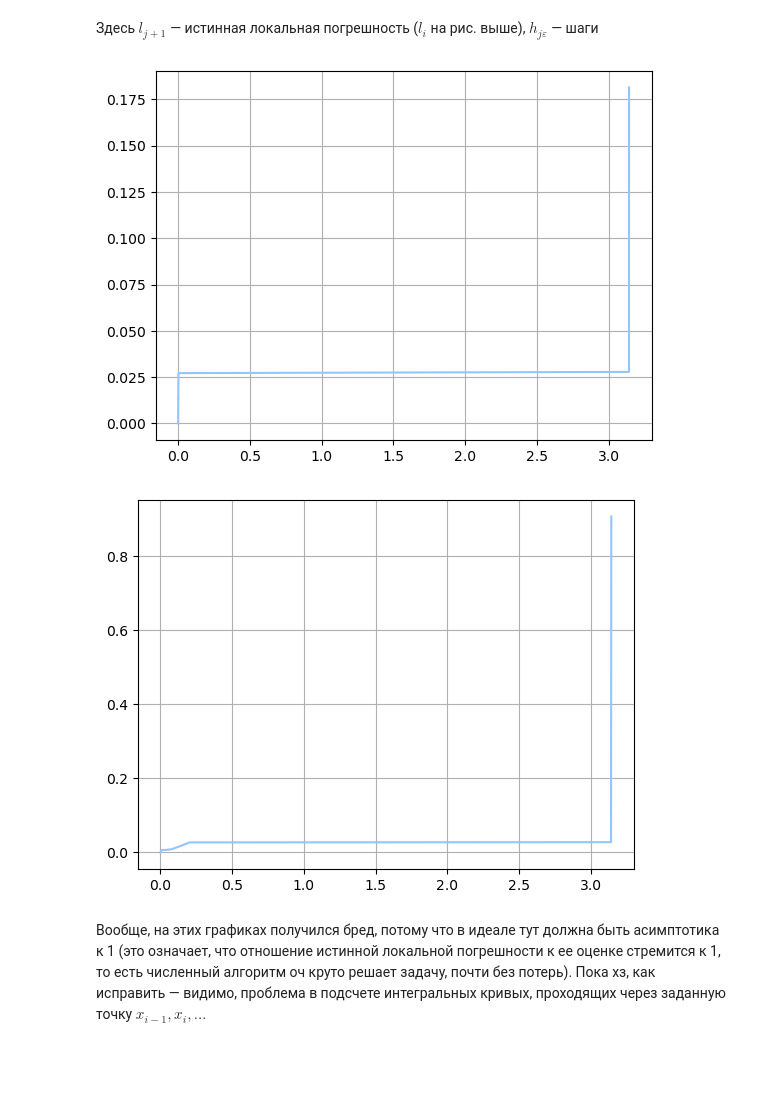
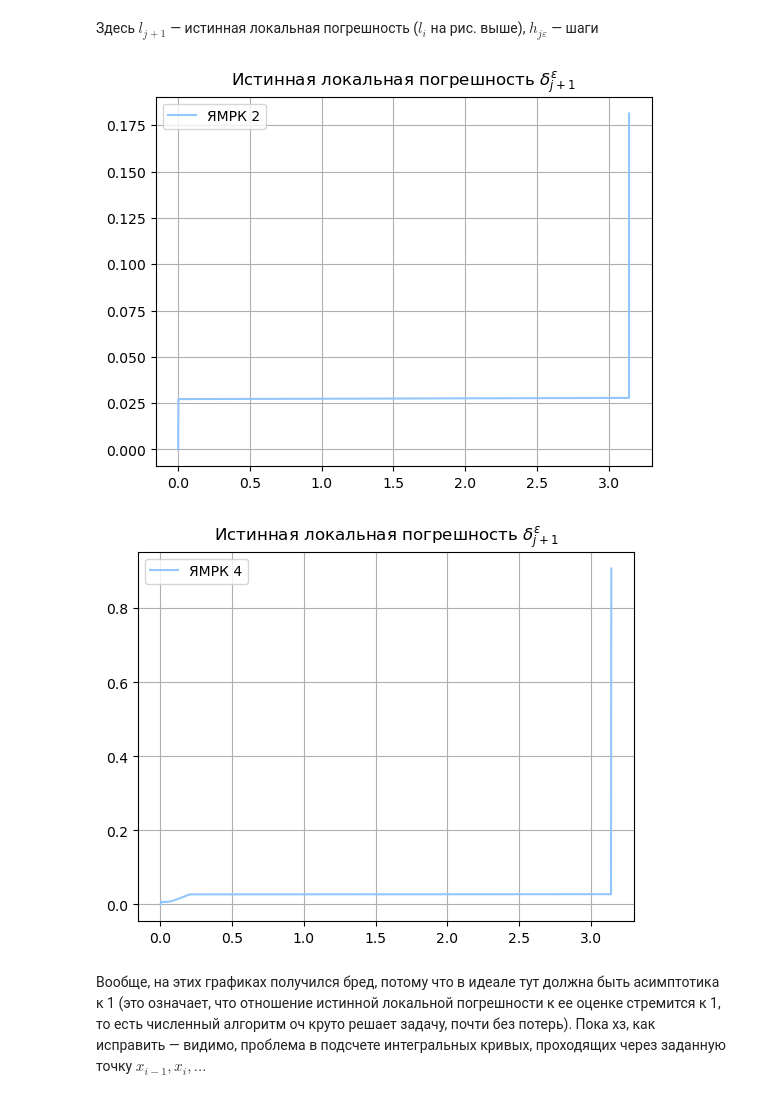
Before and after one commit to verse-chorus/NumericalMethodsSPbU, a Jupyter notebook: ODE.ipynb, the cells around one changed output. Cells and saved outputs as stored; diff of their text form; code cells hidden in the pictures; blank space fills up the shorter version.

```diff
--- a/ODE.ipynb
+++ b/ODE.ipynb
@@ -962,14 +928,6 @@ def auto_step_opponent(x0, x1, y0, h0, h_max, rtol):
 
             y_temp = opponent(f=func, y0=y_temp, N=2, x0=x_temp, x1=x_temp + h_temp)
             y_temp = y_temp[1]
-
-            """Проверка условия на то, чтобы не перешануть через точку x1
-            или вовсе не дойти до нее (задача в том, чтобы посчитать решение в точке x1)"""
-#             if x_temp + h_temp < x1:
-#                 x_temp += h_temp
-#             else:
-#                 indent = x1 - x_temp
-#                 x_temp += indent
             x_temp += h_temp
 
             h_temp = h_temp / 2
@@ -999,14 +957,6 @@ def auto_step_opponent(x0, x1, y0, h0, h_max, rtol):
 
             y_temp = opponent(f=func, y0=y_temp, N=1, x0=x_temp, x1=x_temp + h_temp)
             y_temp = y_temp[1]
-
-            """Проверка условия на то, чтобы не перешануть через точку x1
-            или вовсе не дойти до нее (задача в том, чтобы посчитать решение в точке x1)"""
-#             if x_temp + h_temp < x1:
-#                 x_temp += h_temp
-#             else:
-#                 indent = x1 - x_temp
-#                 x_temp += indent
             x_temp += h_temp
 
             # h_temp без изменений
@@ -1036,14 +986,6 @@ def auto_step_opponent(x0, x1, y0, h0, h_max, rtol):
 
             y_temp = opponent(f=func, y0=y_temp, N=1, x0=x_temp, x1=x_temp + h_temp)
             y_temp = y_temp[1]
-
-            """Проверка условия на то, чтобы не перешануть через точку x1
-            или вовсе не дойти до нее (задача в том, чтобы посчитать решение в точке x1)"""
-#             if x_temp + h_temp < x1:
-#                 x_temp += h_temp
-#             else:
-#                 indent = x1 - x_temp
-#                 x_temp += indent
             x_temp += h_temp
 
             h_temp = min(2*h_temp, h_max)
@@ -1254,15 +1200,19 @@ temp44 = []
 for k in range(min(len(res2['R']), len(res2['prec_loc']))):
     temp44.append((abs(np.array(res2['prec_loc'][k])) / abs(np.array(res2['H'][k]))))
 # %%
-plt.plot(res1['X'], temp33)
+plt.plot(res1['X'], temp33, label='ЯМРК 2')
 plt.grid()
+plt.title(r'Истинная локальная погрешность $\delta^\varepsilon_{j+1}$')
+plt.legend(loc='best')
 plt.show()
 
-plt.plot(res2['X'], temp44)
+plt.plot(res2['X'], temp44, label='ЯМРК 4')
 plt.grid()
+plt.title(r'Истинная локальная погрешность $\delta^\varepsilon_{j+1}$')
+plt.legend(loc='best')
 plt.show()
 # %% [output]
-[figure, old version]
+[figure, new version]
-[figure, old version]
+[figure, new version]
 # %% [markdown]
 Вообще, на этих графиках получился бред, потому что в идеале тут должна быть асимптотика к 1 (это означает, что отношение истинной локальной погрешности к ее оценке стремится к 1, то есть численный алгоритм оч круто решает задачу, почти без потерь). Пока хз, как исправить — видимо, проблема в подсчете интегральных кривых, проходящих через заданную точку $x_{i-1}, x_i, \dots$
```
Also changed, not shown: parts of 4 cells of this notebook.
